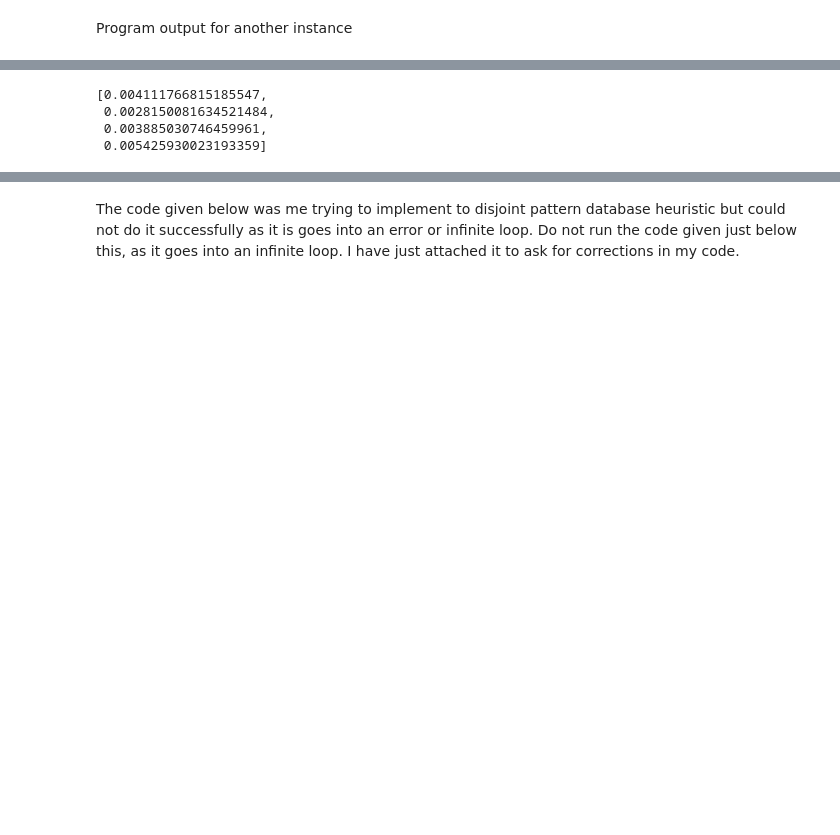
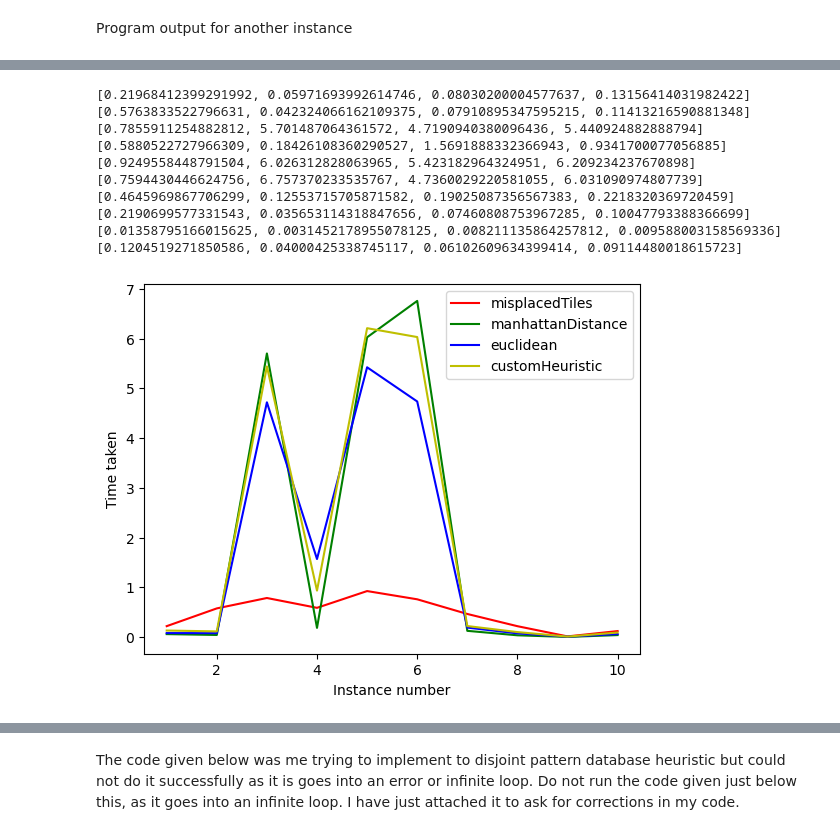
Before and after one commit to heet434/8_puzzle_a_star, a Jupyter notebook: 8_puzzle.ipynb, the cells around one changed output, grey strips where cells are left out. Saved outputs shown, nothing was run; the diff lists cells and outputs as text; code cells hidden in the pictures; blank space fills up the shorter version.

```diff
--- a/8_puzzle.ipynb
+++ b/8_puzzle.ipynb
@@ -362,8 +360,8 @@ Misplaced tiles heuristic:
 # %% [markdown]
 Program output for another instance
 # %%
-initial_state = instances_start[5]
-end_state = instances_end[5]
+initial_state = instances_start[1]
+end_state = instances_end[1]
 print("Initial state:")
 print(initial_state)
 print("End state:")
@@ -459,28 +508,36 @@ nodes_expanded = []
 nodes_removed = []
 path_length = []
 
-for i in range(1):
+for i in range(10):
     print(i)
     start = instances_start[i]
     end = instances_end[i]
 
     start_time = time.time()
-    end_node_1, nodes_removed_1, nodes_open_1 = a_star_with_node_record(start, end, misplacedTiles)
+    ans1 = a_star_with_node_record(start, end, misplacedTiles)
+    if ans1!=None:
+        end_node_1, nodes_removed_1, nodes_open_1 = ans1
     end_time = time.time()
     time_1 = end_time - start_time
 
     start_time = time.time()
-    end_node_2, nodes_removed_2, nodes_open_2 = a_star_with_node_record(start, end, manhattanDistance)
+    ans2 = a_star_with_node_record(start, end, manhattanDistance)
+    if ans2!=None:
+        end_node_2, nodes_removed_2, nodes_open_2 = ans2
     end_time = time.time()
     time_2 = end_time - start_time
 
     start_time = time.time()
-    end_node_3, nodes_removed_3, nodes_open_3 = a_star_with_node_record(start, end, euclidean)
+    ans3 = a_star_with_node_record(start, end, euclidean)
+    if ans3!=None:
+        end_node_3, nodes_removed_3, nodes_open_3 = ans3
     end_time = time.time()
     time_3 = end_time - start_time
 
     start_time = time.time()
-    end_node_4, nodes_removed_4, nodes_open_4 = a_star_with_node_record(start, end, customHeuristic1)
+    ans4 = a_star_with_node_record(start, end, customHeuristic1)
+    if ans4!=None:
+        end_node_4, nodes_removed_4, nodes_open_4 = ans4
     end_time = time.time()
     time_4 = end_time - start_time
 
@@ -493,7 +559,36 @@ for i in range(1):
 # %%
-times[0]
+for i in times:
+    print(i)
 # %% [output]
-[0.004111766815185547,
- 0.0028150081634521484,
- 0.003885030746459961,
- 0.005425930023193359]
+[0.21968412399291992, 0.05971693992614746, 0.08030200004577637, 0.13156414031982422]
+[0.5763833522796631, 0.042324066162109375, 0.07910895347595215, 0.11413216590881348]
+[0.7855911254882812, 5.701487064361572, 4.7190940380096436, 5.440924882888794]
+[0.5880522727966309, 0.18426108360290527, 1.5691888332366943, 0.9341700077056885]
+[0.9249558448791504, 6.026312828063965, 5.423182964324951, 6.209234237670898]
+[0.7594430446624756, 6.757370233535767, 4.7360029220581055, 6.031090974807739]
+[0.4645969867706299, 0.12553715705871582, 0.19025087356567383, 0.2218320369720459]
+[0.2190699577331543, 0.035653114318847656, 0.07460808753967285, 0.10047793388366699]
+[0.01358795166015625, 0.0031452178955078125, 0.008211135864257812, 0.009588003158569336]
+[0.1204519271850586, 0.04000425338745117, 0.06102609634399414, 0.09114480018615723]
+# %%
+import matplotlib.pyplot as plt
+xpoints = [1,2,3,4,5,6,7,8,9,10]
+misplacedTiles = []
+manhattanDistance = []
+euclidean = []
+customHeuristic = []
+for i in range(10):
+    misplacedTiles.append(times[i][0])
+    manhattanDistance.append(times[i][1])
+    euclidean.append(times[i][2])
+    customHeuristic.append(times[i][3])
+plt.plot(xpoints, misplacedTiles, color = 'r',label = "misplacedTiles")
+plt.plot(xpoints, manhattanDistance,color='g', label = "manhattanDistance")
+plt.plot(xpoints, euclidean, color='b',label = "euclidean")
+plt.plot(xpoints, customHeuristic,color='y', label = "customHeuristic")
+plt.legend()
+plt.xlabel("Instance number")
+plt.ylabel("Time taken")
+plt.show()
+# %% [output]
+[figure, added]
```
Also changed, not shown: parts of 9 cells of this notebook, 1 other file.
